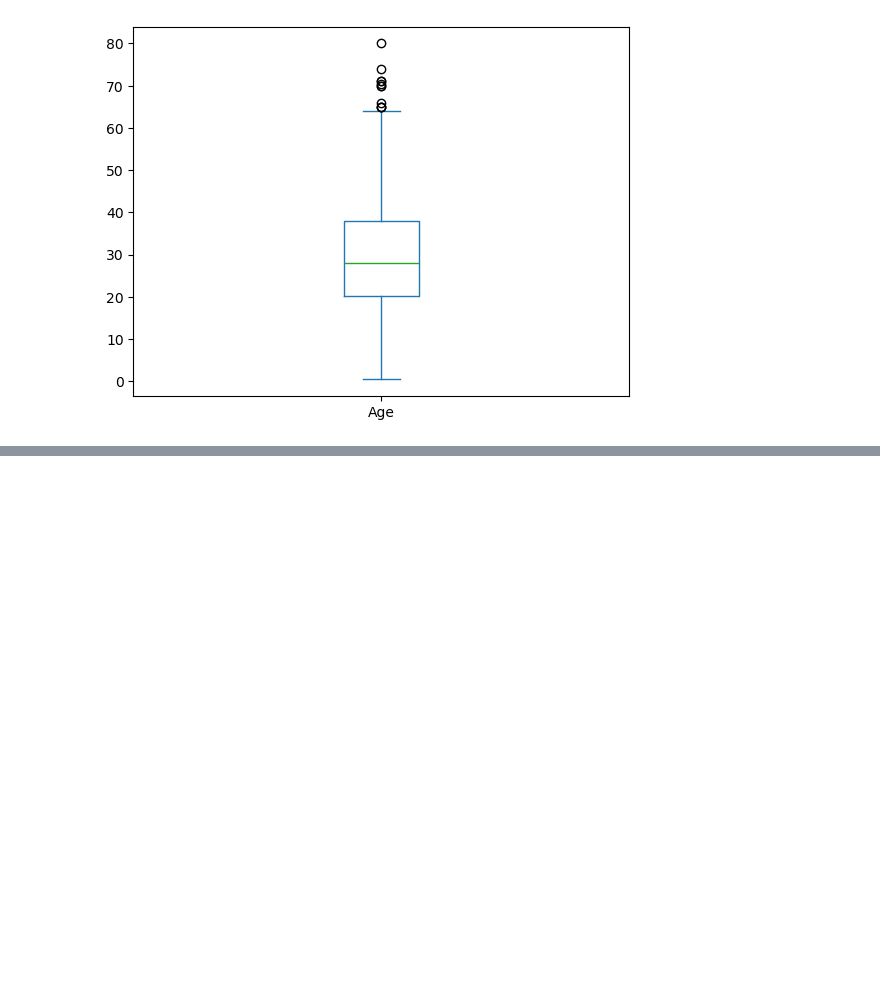
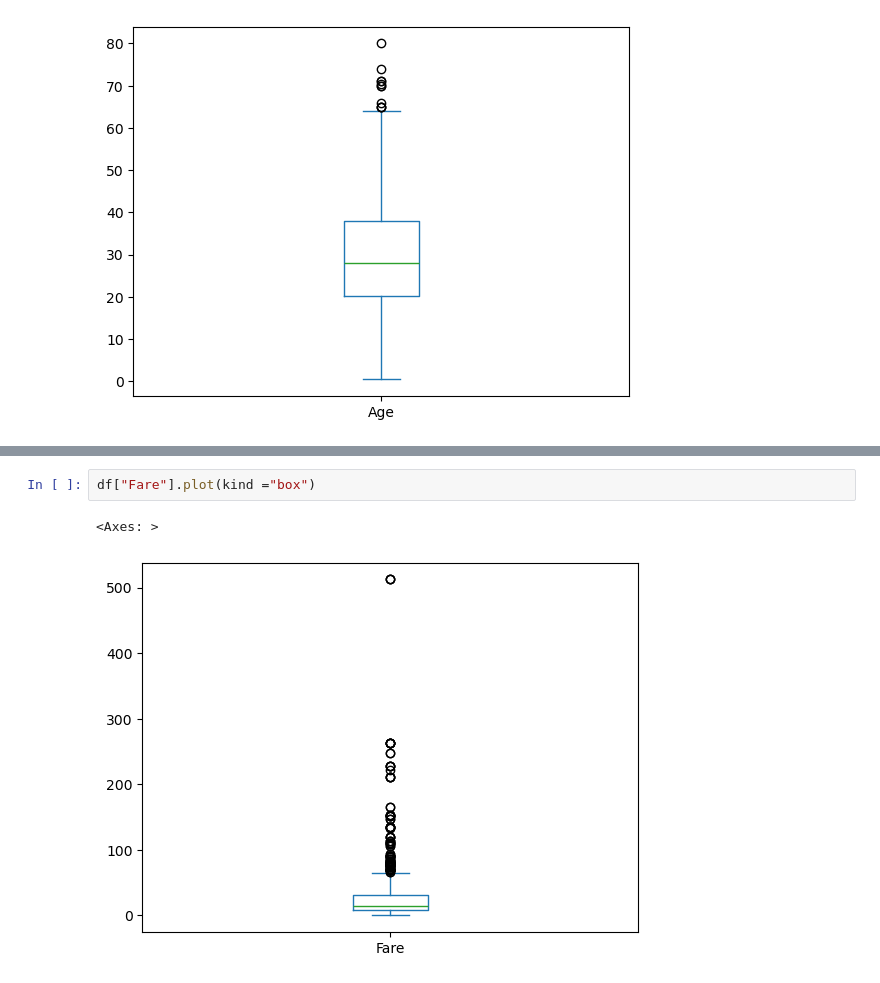
Before and after one commit to ipartzix/AI-ML-ENGINEERING-JOURNY, a Jupyter notebook: 10_Projects/02_Titanic_EDA_Project/notebooks/eda_analysis.ipynb, the cells around one changed output, grey strips where cells are left out. Cells and saved outputs as stored; diff of their text form; blank space fills up the shorter version.

```diff
--- a/10_Projects/02_Titanic_EDA_Project/notebooks/eda_analysis.ipynb
+++ b/10_Projects/02_Titanic_EDA_Project/notebooks/eda_analysis.ipynb
@@ -74,0 +112,5 @@ df[df["Age"]>65]
+# %%
+df["Fare"].plot(kind ="box")
+# %% [output]
+<Axes: >
+[figure, added]
```
Also changed, not shown: parts of 10 cells of this notebook.
